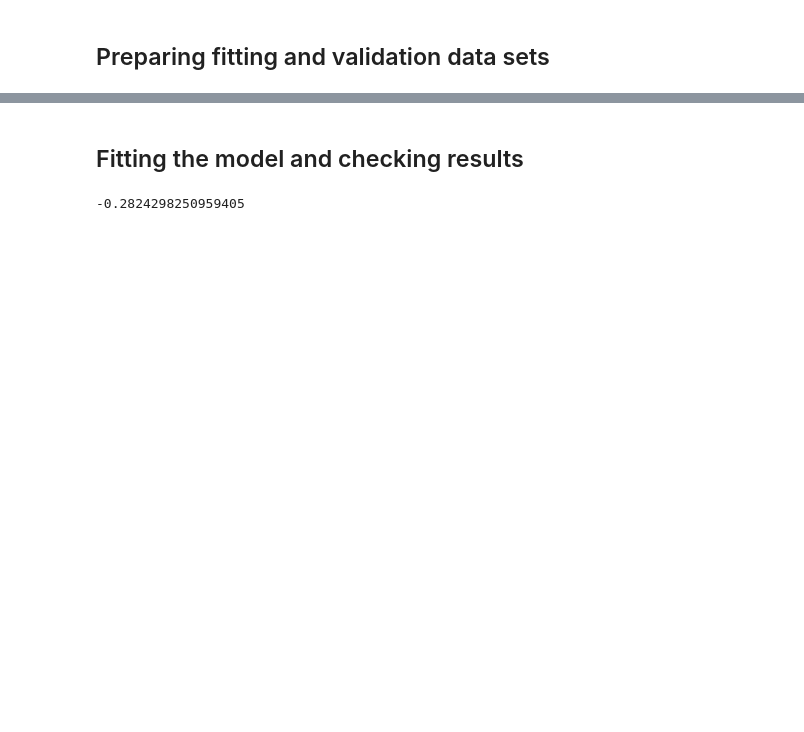
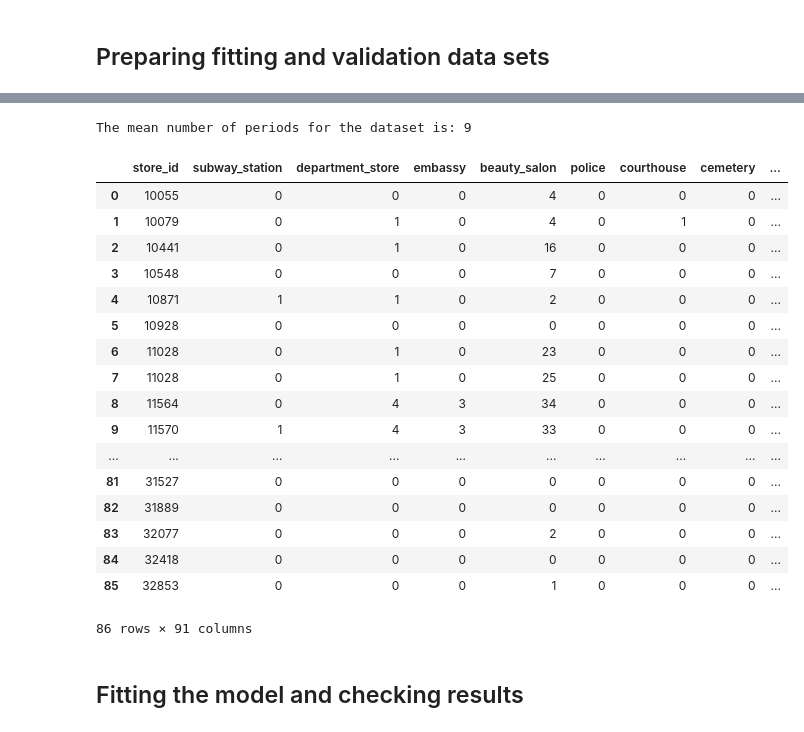
Before and after one commit to vdmasek/pmi, a Jupyter notebook: pmi_notebook.ipynb, the cells around one changed output, grey strips where cells are left out. Drawn from its saved outputs; the diff is of its cells as text; code cells hidden in the pictures; blank space fills up the shorter version.

```diff
--- a/pmi_notebook.ipynb
+++ b/pmi_notebook.ipynb
@@ -234,63 +310,60 @@ len(trimmed_result_df)
 # %%
+print("The mean number of periods for the dataset is: {0}".format(str(reduce(lambda x, y: x + y, result['months_of_data_count']) / len(result['months_of_data_count']))))
+
+# filter out stores with less than 12 periods
+trimmed_result_df = result.loc[result['months_of_data_count'] > 11]
+
 amenities_array = raw[0]['surroundings'].keys()
 
 column_names_amenities = copy.deepcopy(amenities_array)
 column_names_amenities = ['store_id'] + column_names_amenities
 
 full_feature_amenities_df = pd.DataFrame(columns = column_names_amenities, index=[0])
 
 for _, surroundings_obj in enumerate(raw):
 
     amenities_feature_dict = {}
     store_id = surroundings_obj['store_code']
     amenities_feature_dict['store_id'] = store_id
 
     for _, key in enumerate(amenities_array):
         amenities_feature_dict[key] = len(surroundings_obj['surroundings'][key])
 
     feature_amenities_row = pd.DataFrame(data = amenities_feature_dict, columns = column_names_amenities, index=[0])
 
     full_feature_amenities_df = pd.concat([full_feature_amenities_df, feature_amenities_row])
 
 full_feature_amenities_df = full_feature_amenities_df[1:]
 full_feature_amenities_df.reset_index(drop=True, inplace=True)
 
 # select the store ids that are only in the surrounding dataset
 ops_df = trimmed_result_df.loc[trimmed_result_df['store_id'].isin(full_feature_amenities_df['store_id'])]
 
 # join on store_id key to append the total_products_sold
 # merged_df = pd.merge(full_feature_amenities_df, ops_df[['store_id', 'total_products_sold']], on='store_id')
 merged_df = pd.merge(full_feature_amenities_df, ops_df[['store_id', 'mean']], on='store_id')
 
 # make sure no NA rows are present (same dataset with or without the drop, but it's good practice)
 merged_df.dropna()
-
-normalized_df = copy.deepcopy(merged_df)
-
-# sample random index numbers for splitting the dataset. Will go for 85% training and 15% testing.
-msk = np.random.rand(len(merged_df)) <= 0.85
-
-train_df = merged_df[msk]
-
-test_df = merged_df[~msk]
+# %% [output]
+The mean number of periods for the dataset is: 9
+|  | store_id | subway_station | department_store | embassy | beauty_salon | police | courthouse | cemetery | ... |
+| 0 | 10055 | 0 | 0 | 0 | 4 | 0 | 0 | 0 | ... |
+| 1 | 10079 | 0 | 1 | 0 | 4 | 0 | 1 | 0 | ... |
+| 2 | 10441 | 0 | 1 | 0 | 16 | 0 | 0 | 0 | ... |
+| 3 | 10548 | 0 | 0 | 0 | 7 | 0 | 0 | 0 | ... |
+| 4 | 10871 | 1 | 1 | 0 | 2 | 0 | 0 | 0 | ... |
+| 5 | 10928 | 0 | 0 | 0 | 0 | 0 | 0 | 0 | ... |
+| 6 | 11028 | 0 | 1 | 0 | 23 | 0 | 0 | 0 | ... |
+| 7 | 11028 | 0 | 1 | 0 | 25 | 0 | 0 | 0 | ... |
+| 8 | 11564 | 0 | 4 | 3 | 34 | 0 | 0 | 0 | ... |
+| 9 | 11570 | 1 | 4 | 3 | 33 | 0 | 0 | 0 | ... |
+| ... | ... | ... | ... | ... | ... | ... | ... | ... | ... |
+| 81 | 31527 | 0 | 0 | 0 | 0 | 0 | 0 | 0 | ... |
+| 82 | 31889 | 0 | 0 | 0 | 0 | 0 | 0 | 0 | ... |
+| 83 | 32077 | 0 | 0 | 0 | 2 | 0 | 0 | 0 | ... |
+| 84 | 32418 | 0 | 0 | 0 | 0 | 0 | 0 | 0 | ... |
+| 85 | 32853 | 0 | 0 | 0 | 1 | 0 | 0 | 0 | ... |
+86 rows × 91 columns
 # %% [markdown]
 ## Fitting the model and checking results
-# %%
-training_fit_set_columns = [col for col in train_df.columns if col not in ['store_id', 'mean']]
-training_fit_df = train_df[training_fit_set_columns]
-training_target_df = train_df['mean']
-
-test_fit_set_columns = [col for col in test_df.columns if col not in ['store_id', 'mean']]
-test_fit_df = test_df[test_fit_set_columns]
-test_target_df = test_df['mean']
-
-from sklearn.neighbors import KNeighborsRegressor
-
-neigh = KNeighborsRegressor(n_neighbors=5, weights='distance')
-neigh.fit(training_fit_df, training_target_df)
-neigh.predict(test_fit_df)
-
-# current score is very poor: +0.4507. This is probably caused by the data about the stores.
-neigh.score(test_fit_df, test_target_df)
-# %% [output]
--0.2824298250959405
```
Also changed, not shown: parts of 20 cells of this notebook.
